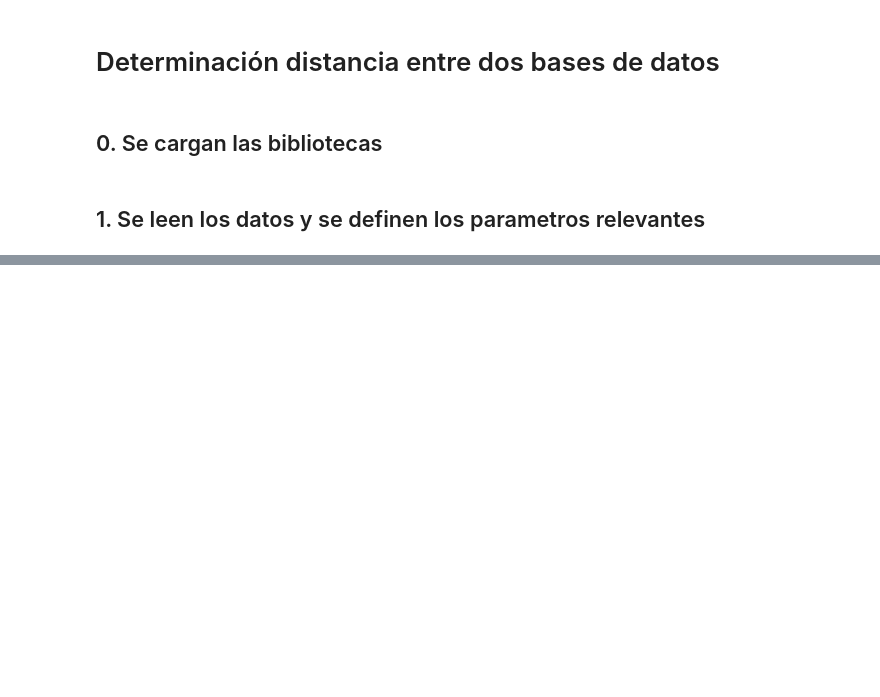
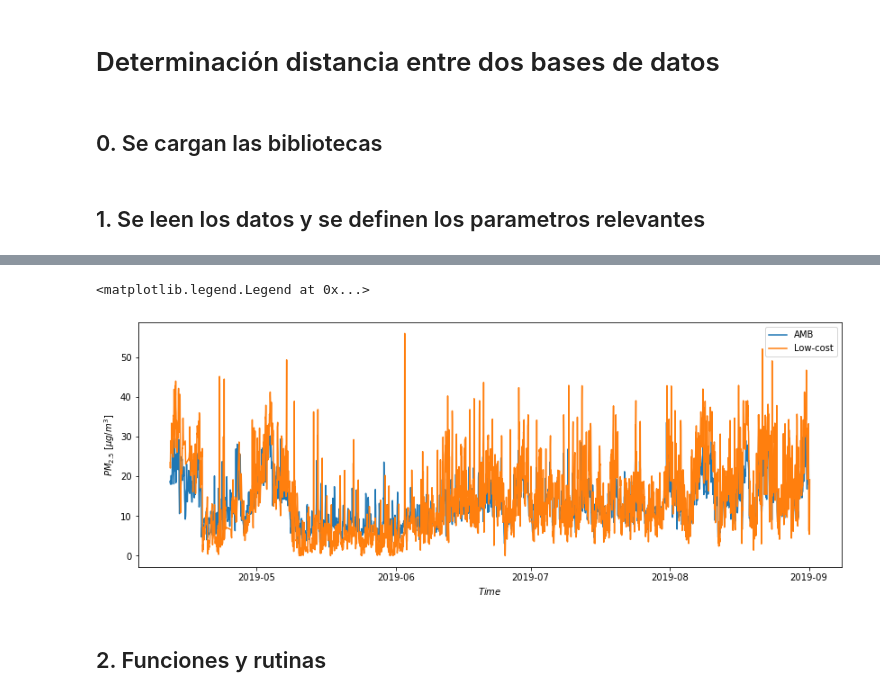
Before and after one commit to jhoampitre/MathMet1, a Jupyter notebook: Codigos/Asignación 2/Ventanas_moviles.ipynb, the cells around one changed output, grey strips where cells are left out. Saved outputs shown, nothing was run; the diff lists cells and outputs as text; code cells hidden in the pictures; blank space fills up the shorter version.

```diff
--- a/Codigos/Asignación 2/Ventanas_moviles.ipynb
+++ b/Codigos/Asignación 2/Ventanas_moviles.ipynb
@@ -53,12 +53,6 @@ data_LOW_COST
 data_AMB['Time']      = pd.to_datetime(data_AMB['Time'])
 data_LOW_COST['Time'] = pd.to_datetime(data_LOW_COST['Time'])
 
-
-# Se convierten en la columna de índices de los datos
-
-data_AMB      = data_AMB.set_index('Time')
-data_LOW_COST = data_LOW_COST.set_index('Time')
-
 # Se eliminan las filas con ceros en los archivos
 data_AMB      = data_AMB.dropna()
 data_LOW_COST = data_LOW_COST.dropna()
@@ -85,12 +67,0 @@ Errores = []
-# %%
-for i in range(len(data_AMB['AMB'])):
-    if data_AMB['AMB'][i] == 'NoData':
-        data_AMB['AMB'][i] = None
-    if data_AMB['AMB'][i] == '---':
-        data_AMB['AMB'][i] = None
-    if data_AMB['AMB'][i] == '<Samp':
-        data_AMB['AMB'][i] = None
-data_AMB2 = data_AMB.dropna()
-plt.plot(data_AMB2, label='AMB')
-plt.plot(data_LOW_COST, label='Low-cost')
-plt.legend()
@@ -241,0 +68,13 @@ def fun():
+# %%
+data_AMB = data_AMB.dropna()
+plt.figure(figsize=(14,5))
+plt.plot(data_AMB['Time'],data_AMB['AMB'], label='AMB')
+plt.plot(data_LOW_COST['Time'],data_LOW_COST['Low-cost'], label='Low-cost')
+plt.xlabel(r'$Time$')
+plt.ylabel(r'$PM_{2.5} \ [\mu g/m^3]$')
+plt.legend()
+# %% [output]
+<matplotlib.legend.Legend at 0x...>
+[figure, added]
+# %% [markdown]
+## 2. Funciones y rutinas
```
Also changed, not shown: parts of 16 cells of this notebook, 2 other files.
